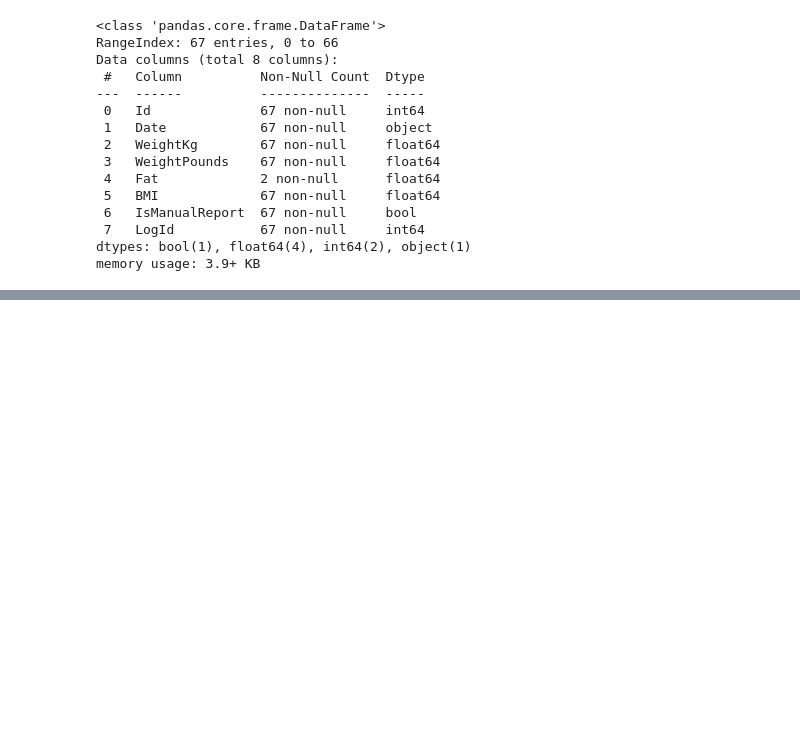
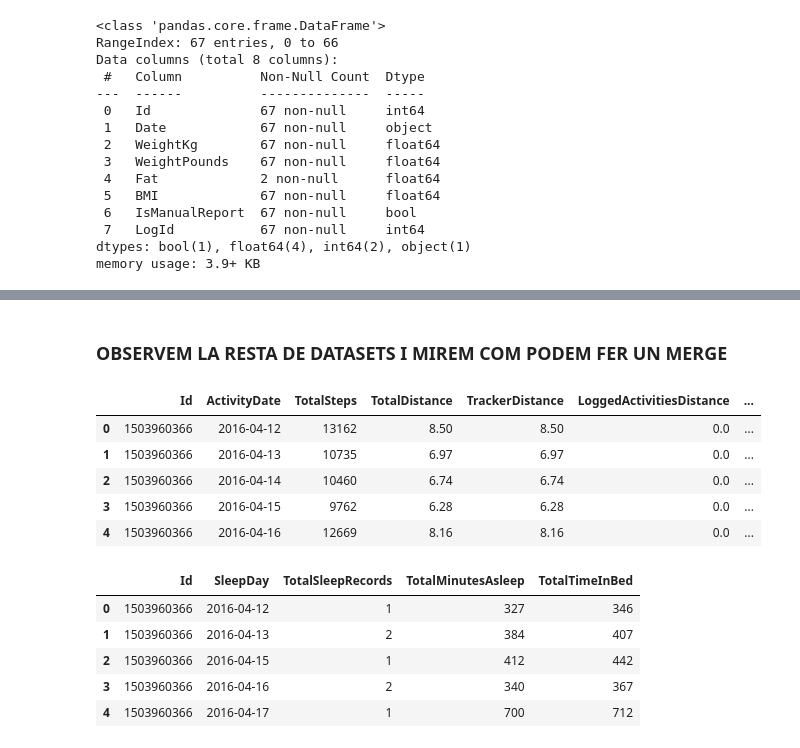
Before and after one commit to RogerDuran808/AI-Health-Assistant, a Jupyter notebook: Machine-Learning/FITBIT_Fitness_Tracker.ipynb, the cells around one changed output, grey strips where cells are left out. Drawn from its saved outputs; the diff is of its cells as text; code cells hidden in the pictures; blank space fills up the shorter version.

Commit message:
Actualitzacio dataset i EDA Fitbit

```diff
--- a/Machine-Learning/FITBIT_Fitness_Tracker.ipynb
+++ b/Machine-Learning/FITBIT_Fitness_Tracker.ipynb
@@ -12,10 +12,10 @@ import numpy as np
 # %%
 #ATENCIO TOT SÓN DADES DIARIES
 #
-df_activitat = pd.read_csv('../Datasets/FitBit Fitness Tracker Dataset/dailyActivity_merged.csv')#+
-df_calories = pd.read_csv('../Datasets/FitBit Fitness Tracker Dataset/dailyCalories_merged.csv')
-df_intensitat = pd.read_csv('../Datasets/FitBit Fitness Tracker Dataset/dailyIntensities_merged.csv')
-df_pasos = pd.read_csv('../Datasets/FitBit Fitness Tracker Dataset/dailySteps_merged.csv')
-df_heart_rate = pd.read_csv('../Datasets/FitBit Fitness Tracker Dataset/heartrate_seconds_merged.csv') # tenir en compte
-df_sleep = pd.read_csv('../Datasets/FitBit Fitness Tracker Dataset/sleepDay_merged.csv')
-df_weightlog = pd.read_csv('../Datasets/FitBit Fitness Tracker Dataset/weightLogInfo_merged.csv')
+df_activitat = pd.read_csv('../Datasets/FitBit Fitness Tracker/dailyActivity_merged.csv')
+df_calories = pd.read_csv('../Datasets/FitBit Fitness Tracker/dailyCalories_merged.csv')
+df_intensitat = pd.read_csv('../Datasets/FitBit Fitness Tracker/dailyIntensities_merged.csv')
+df_pasos = pd.read_csv('../Datasets/FitBit Fitness Tracker/dailySteps_merged.csv')
+df_heart_rate = pd.read_csv('../Datasets/FitBit Fitness Tracker/heartrate_seconds_merged.csv') # tenir en compte
+df_sleep = pd.read_csv('../Datasets/FitBit Fitness Tracker/sleepDay_merged.csv')
+df_weightlog = pd.read_csv('../Datasets/FitBit Fitness Tracker/weightLogInfo_merged.csv')
@@ -210,0 +240,19 @@ memory usage: 3.9+ KB
+# %%
+duplicate_activitat = df_activitat.duplicated().values.sum()
+duplicate_calories = df_calories.duplicated().values.sum()
+duplicate_intensitat = df_intensitat.duplicated().values.sum()
+duplicate_pasos = df_pasos.duplicated().values.sum()
+duplicate_heart_rate = df_heart_rate.duplicated().values.sum()
+duplicate_sleep = df_sleep.duplicated().values.sum()
+
+print('Valors duplicats Activitat:', duplicate_activitat)
+print('Valors duplicats Calories:', duplicate_calories)
+print('Valors duplicats Intensitat:', duplicate_intensitat)
+print('Valors duplicats Pasos:', duplicate_pasos)
+print('Valors duplicats Heart Rate:', duplicate_heart_rate)
+print('Valors duplicats Sleep:', duplicate_sleep)
+
+### Eliminem els valors duplicats
+df_sleep = df_sleep.drop_duplicates()
+duplicate_sleep = df_sleep.duplicated().values.sum()
+print('Valors duplicats Sleep:', duplicate_sleep)
@@ -210,0 +300,6 @@ memory usage: 3.9+ KB
+# %%
+# Normalitzem les dates
+df_activitat["ActivityDate"] = pd.to_datetime(df_activitat["ActivityDate"])
+df_pasos["ActivityDay"] = pd.to_datetime(df_pasos["ActivityDay"])
+df_calories["ActivityDay"] = pd.to_datetime(df_calories["ActivityDay"])
+df_sleep["SleepDay"] = pd.to_datetime(df_sleep["SleepDay"])
@@ -210,0 +345,18 @@ memory usage: 3.9+ KB
+# %% [markdown]
+### OBSERVEM LA RESTA DE DATASETS I MIREM COM PODEM FER UN MERGE
+# %%
+display(df_activitat.head())
+display(df_sleep.head())
+# %% [output]
+|  | Id | ActivityDate | TotalSteps | TotalDistance | TrackerDistance | LoggedActivitiesDistance | ... |
+| 0 | 1503960366 | 2016-04-12 | 13162 | 8.50 | 8.50 | 0.0 | ... |
+| 1 | 1503960366 | 2016-04-13 | 10735 | 6.97 | 6.97 | 0.0 | ... |
+| 2 | 1503960366 | 2016-04-14 | 10460 | 6.74 | 6.74 | 0.0 | ... |
+| 3 | 1503960366 | 2016-04-15 | 9762 | 6.28 | 6.28 | 0.0 | ... |
+| 4 | 1503960366 | 2016-04-16 | 12669 | 8.16 | 8.16 | 0.0 | ... |
+|  | Id | SleepDay | TotalSleepRecords | TotalMinutesAsleep | TotalTimeInBed |
+| 0 | 1503960366 | 2016-04-12 | 1 | 327 | 346 |
+| 1 | 1503960366 | 2016-04-13 | 2 | 384 | 407 |
+| 2 | 1503960366 | 2016-04-15 | 1 | 412 | 442 |
+| 3 | 1503960366 | 2016-04-16 | 2 | 340 | 367 |
+| 4 | 1503960366 | 2016-04-17 | 1 | 700 | 712 |
```
Also changed, not shown: parts of 21 cells of this notebook, 32 other files.
